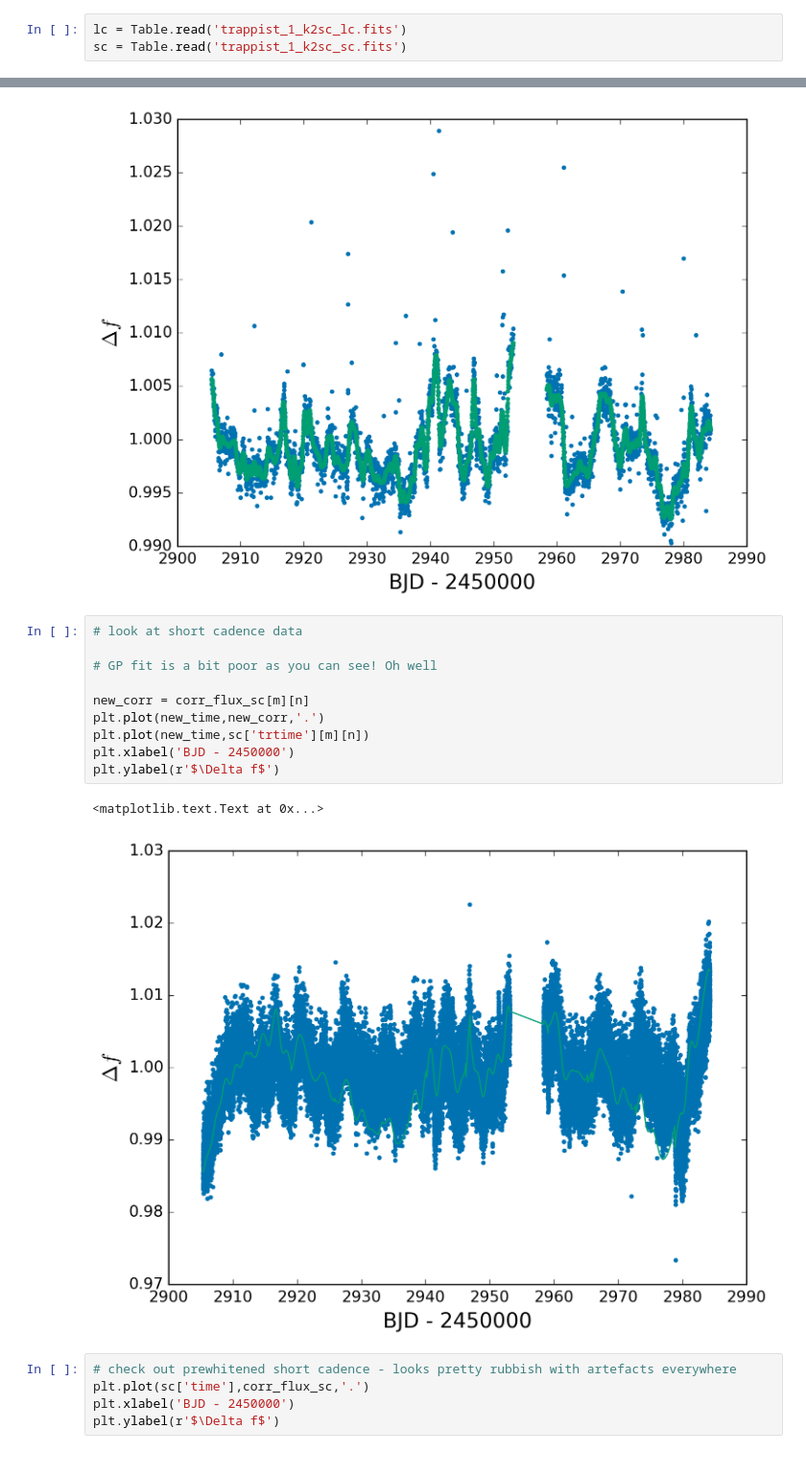
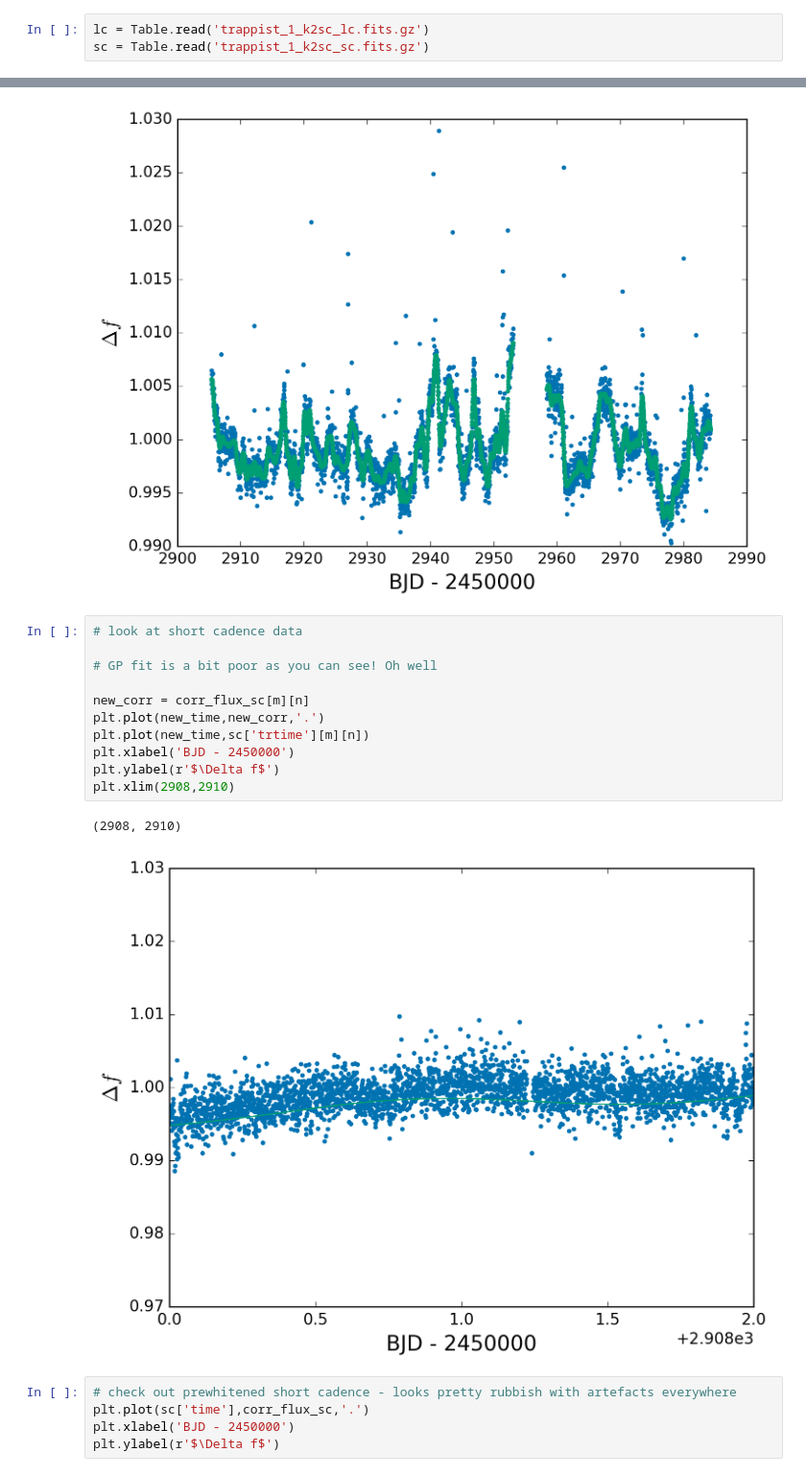
Before and after one commit to benjaminpope/trappist, a Jupyter notebook: trappist_quicklook.ipynb, the cells around one changed output, grey strips where cells are left out. Shown at 96% size. Saved outputs shown, nothing was run; the diff lists cells and outputs as text.

```diff
--- a/trappist_quicklook.ipynb
+++ b/trappist_quicklook.ipynb
@@ -34,8 +34,8 @@ mpl.rcParams['ytick.labelsize'] = 12
 # %% [output]
 [u'seaborn-darkgrid', u'seaborn-notebook', u'classic', u'seaborn-ticks', u'grayscale', u'bmh', u'seaborn-talk', u'dark_background', u'ggplot', u'fivethirtyeight', u'seaborn-colorblind', u'seaborn-deep ...
 # %%
-lc = Table.read('trappist_1_k2sc_lc.fits')
-sc = Table.read('trappist_1_k2sc_sc.fits')
+lc = Table.read('trappist_1_k2sc_lc.fits.gz')
+sc = Table.read('trappist_1_k2sc_sc.fits.gz')
 # %%
 print lc.keys()
 # %% [output]
@@ -71,16 +71,17 @@ plt.ylabel(r'$\Delta f$')
 # %%
 # look at short cadence data
 
 # GP fit is a bit poor as you can see! Oh well
 
 new_corr = corr_flux_sc[m][n]
 plt.plot(new_time,new_corr,'.')
 plt.plot(new_time,sc['trtime'][m][n])
 plt.xlabel('BJD - 2450000')
 plt.ylabel(r'$\Delta f$')
+plt.xlim(2908,2910)
 # %% [output]
-<matplotlib.text.Text at 0x...>
+(2908, 2910)
-[figure, old version]
+[figure, new version]
 # %%
 # check out prewhitened short cadence - looks pretty rubbish with artefacts everywhere
 plt.plot(sc['time'],corr_flux_sc,'.')
```
Also changed, not shown: parts of 1 cell of this notebook, 1 other file.
